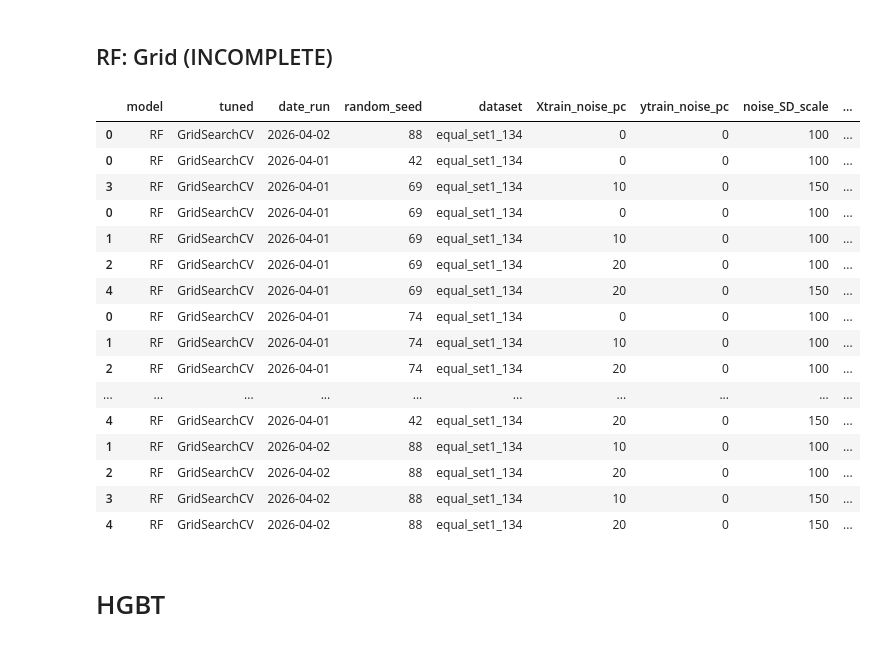
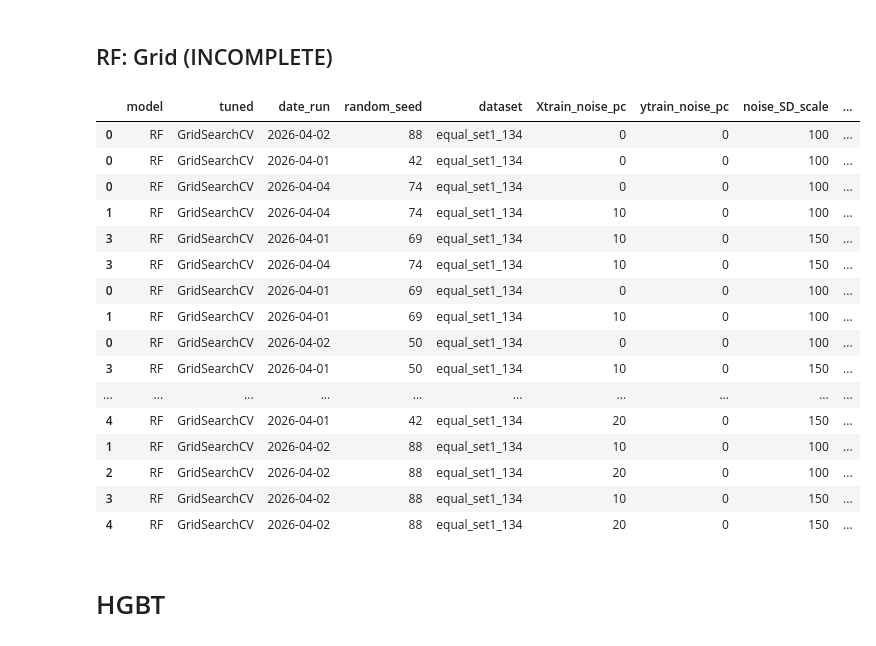
Before and after one commit to FlicAnderson/RSE-personas, a Jupyter notebook: githubanalysis/notebooks/SERS26-ML.ipynb, the cells around one changed output. Drawn from its saved outputs; the diff is of its cells as text; code cells hidden in the pictures.

Commit message:
maintenance: latest data

```diff
--- a/githubanalysis/notebooks/SERS26-ML.ipynb
+++ b/githubanalysis/notebooks/SERS26-ML.ipynb
@@ -423,13 +423,13 @@ equal_set1_134_NOISE_RF_Grid_69 = {
     "run_ID":[145192, 145192, 145192, 145192, 145192,],
     "N_Obs":[938, 938, 938, 938, 938, ],
     "N_iterations": [5, 5, 5, 5, 5, ],
-    "paramsearchtime":[10665.704618692398, 11643.237834692001, 11258.320905447006, 10932.271094560623, None, ],
-    "traintime": [0.08802914619445801, 0.09427332878112793, 0.12692499160766602, 0.12784075736999512, None, ],
-    "testtime": [0.00628972053527832, 0.009039640426635742, 0.010942935943603516, 0.013386011123657227, None, ],
-    "accuracy": [0.87234, 0.85957, 0.83830, 0.86383, None, ],
-    "out_of_bag_error": [0.10100, 0.15363, 0.23898, 0.16785, None, ],
-    "F1": [0.87198, 0.85863, 0.83575, 0.86309, None, ],
-    "ROC_AUC_ovo": [0.99045, 0.99024, 0.98838, 0.99072, None, ], # OVO (typically lower). Not ovr.
+    "paramsearchtime":[10665.704618692398, 11643.237834692001, 11258.320905447006, 10932.271094560623, 11059.020426273346, ],
+    "traintime": [0.08802914619445801, 0.09427332878112793, 0.12692499160766602, 0.12784075736999512, 0.10808992385864258, ],
+    "testtime": [0.00628972053527832, 0.009039640426635742, 0.010942935943603516, 0.013386011123657227, 0.011377573013305664, ],
+    "accuracy": [0.87234, 0.85957, 0.83830, 0.86383, 0.83830, ],
+    "out_of_bag_error": [0.10100, 0.15363, 0.23898, 0.16785, 0.24324, ],
+    "F1": [0.87198, 0.85863, 0.83575, 0.86309, 0.83671, ],
+    "ROC_AUC_ovo": [0.99045, 0.99024, 0.98838, 0.99072, 0.98794, ], # OVO (typically lower). Not ovr.
 }
 
 # RF Grid:
@@ -438,14 +438,16 @@ equal_set1_134_NOISE_RF_Grid_69 = {
 # seed 69 -x 0.0 -y 0.0 -d 1.0 {'bootstrap': True, 'ccp_alpha': 0.0, 'class_weight': None, 'criterion': 'log_loss', 'max_depth': 35, 'max_features': 3, 'max_leaf_nodes': None, 'max_samples': 0.75, 'min_impurity_decrease': 0.0, 'min_samples_leaf': 1, 'min_samples_split': 2, 'min_weight_fraction_leaf': 0.0, 'n_estimators': 75, 'n_jobs': 16, 'oob_score': True, 'random_state': 69, 'verbose': 4, 'warm_start': False}
 # seed 69 -x 0.1 -y 0.0 -d 1.0 {'bootstrap': True, 'ccp_alpha': 0.0, 'class_weight': None, 'criterion': 'log_loss', 'max_depth': 10, 'max_features': 2, 'max_leaf_nodes': None, 'max_samples': 0.75, 'min_impurity_decrease': 0.0, 'min_samples_leaf': 1, 'min_samples_split': 2, 'min_weight_fraction_leaf': 0.0, 'n_estimators': 100, 'n_jobs': 16, 'oob_score': True, 'random_state': 69, 'verbose': 4, 'warm_start': False}
 # seed 69 -x 0.2 -y 0.0 -d 1.0 {'bootstrap': True, 'ccp_alpha': 0.0, 'class_weight': None, 'criterion': 'entropy', 'max_depth': 50, 'max_features': 2, 'max_leaf_nodes': None, 'max_samples': 0.75, 'min_impurity_decrease': 0.0, 'min_samples_leaf': 1, 'min_samples_split': 2, 'min_weight_fraction_leaf': 0.0, 'n_estimators': 150, 'n_jobs': 16, 'oob_score': True, 'random_state': 69, 'verbose': 4, 'warm_start': False}
-# seed 69 -x 0.1 -y 0.0 -d 1.5  {'bootstrap': True, 'ccp_alpha': 0.0, 'class_weight': None, 'criterion': 'entropy', 'max_depth': 35, 'max_features': 2, 'max_leaf_nodes': None, 'max_samples': 0.75, 'min_impurity_decrease': 0.0, 'min_samples_leaf': 1, 'min_samples_split': 2, 'min_weight_fraction_leaf': 0.0, 'n_estimators': 150, 'n_jobs': 16, 'oob_score': True, 'random_state': 69, 'verbose': 4, 'warm_start': False}
-# seed 69 -x 0.2 -y 0.0 -d 1.5
+# seed 69 -x 0.1 -y 0.0 -d 1.5 {'bootstrap': True, 'ccp_alpha': 0.0, 'class_weight': None, 'criterion': 'entropy', 'max_depth': 35, 'max_features': 2, 'max_leaf_nodes': None, 'max_samples': 0.75, 'min_impurity_decrease': 0.0, 'min_samples_leaf': 1, 'min_samples_split': 2, 'min_weight_fraction_leaf': 0.0, 'n_estimators': 150, 'n_jobs': 16, 'oob_score': True, 'random_state': 69, 'verbose': 4, 'warm_start': False}
+# seed 69 -x 0.2 -y 0.0 -d 1.5 {'bootstrap': True, 'ccp_alpha': 0.0, 'class_weight': None, 'criterion': 'entropy', 'max_depth': 35, 'max_features': 2, 'max_leaf_nodes': None, 'max_samples': 0.75, 'min_impurity_decrease': 0.0, 'min_samples_leaf': 1, 'min_samples_split': 2, 'min_weight_fraction_leaf': 0.0, 'n_estimators': 125, 'n_jobs': 16, 'oob_score': True, 'random_state': 69, 'verbose': 4, 'warm_start': False}
 #[PosixPath('images/analysis_run_ML_tune_2026-04-01/RF_GridSearchCV_seed69_confusion_matrix_normaliseNone_N235_noiseFalse_2026-04-01.pdf'), PosixPath('images/analysis_run_ML_tune_2026-04-01/RF_GridSearchCV_seed69_confusion_matrix_normalisetrue_N235_noiseFalse_2026-04-01.pdf')]
 
+
+# TODO: continue adding 145192 74 data here!
 equal_set1_134_NOISE_RF_Grid_74 = {
     "model": ["RF", "RF", "RF", "RF", "RF", ],
     "tuned": ["GridSearchCV", "GridSearchCV", "GridSearchCV", "GridSearchCV", "GridSearchCV",],
-    "date_run": ["2026-04-01","2026-04-01", "2026-04-01", "2026-04-01", "2026-04-01",],  # keeping these as date the job was started, for ease of locating logs and details
+    "date_run": ["2026-04-04","2026-04-04", "2026-04-04", "2026-04-04", "2026-04-04",],  # keeping these as date the job was started, for ease of locating logs and details
     "random_seed": [74, 74, 74, 74, 74,],
     "dataset":["equal_set1_134", "equal_set1_134", "equal_set1_134", "equal_set1_134", "equal_set1_134", ],
     "Xtrain_noise_pc":[0, 10, 20, 10, 20, ],
@@ -454,22 +456,21 @@ equal_set1_134_NOISE_RF_Grid_74 = {
     "run_ID":[145192, 145192, 145192, 145192, 145192,],
     "N_Obs":[938, 938, 938, 938, 938, ],
     "N_iterations": [5, 5, 5, 5, 5, ],
-    "paramsearchtime":[None, None, None, None, None, ],
-    "traintime": [None, None, None, None, None, ],
-    "testtime": [None, None, None, None, None, ],
-    "accuracy": [None, None, None, None, None, ],
-    "out_of_bag_error": [None, None, None, None, None, ],
-    "F1": [None, None, None, None, None, ],
-    "ROC_AUC_ovo": [None, None, None, None, None, ], # OVO (typically lower). Not ovr.
+    "paramsearchtime":[10581.94705080986, 10867.364196062088, 10252.564974308014, 10125.521583080292, 10223.7925491333, ],
+    "traintime": [ 0.12223529815673828, 0.1249685287475586,  0.2010974884033203, 0.14557385444641113 , 0.18450427055358887, ],
+    "testtime": [0.010930061340332031, 0.010721445083618164, 0.017999649047851562, 0.012639522552490234,  0.00887298583984375, ],
+    "accuracy": [0.86809, 0.85106, 0.83404, 0.85106, 0.83830, ],
+    "out_of_bag_error": [0.10669, 0.15078, 0.20768, 0.15932, 0.21479, ],
+    "F1": [0.86874, 0.85053, 0.83411, 0.85047, 0.83873, ],
+    "ROC_AUC_ovo": [0.99160, 0.99131, 0.98569, 0.99049, 0.98662, ], # OVO (typically lower). Not ovr.
 }
 
 # seed 74 githubanalysis/analysis/ML_tuning.py -n 938 -i 5 -r 74 -c RF -s GridSearchCV -j $(nproc) -x 0.0 -y 0.0 -d 1.0 -f equal_set1_134_ABC_ML-ready_origclassn_named_clustered_sample_data_with_labels__2026-04-01.csv
-# seed 74 -x 0.0 -y 0.0 -d 1.0 {'bootstrap': True, 'ccp_alpha': 0.0, 'class_weight': None, 'criterion': 'gini', 'max_depth': 35, 'max_features': 2, 'max_leaf_nodes': None, 'max_samples': 0.75, 'min_impurity_decrease': 0.0, 'min_samples_leaf': 1, 'min_samples_split': 2, 'min_weight_fraction_leaf': 0.0, 'n_estimators': 150, 'n_jobs': 16, 'oob_score': True, 'random_state': 74, 'verbose': 4, 'warm_start': False}
-
-# seed 74 -x 0.1 -y 0.0 -d 1.0
-# seed 74 -x 0.2 -y 0.0 -d 1.0
-# seed 74 -x 0.1 -y 0.0 -d 1.5
-# seed 74 -x 0.2 -y 0.0 -d 1.5
+# seed 74 -x 0.0 -y 0.0 -d 1.0 {'bootstrap': True, 'ccp_alpha': 0.0, 'class_weight': None, 'criterion': 'gini', 'max_depth': 50, 'max_features': 2, 'max_leaf_nodes': None, 'max_samples': 0.75, 'min_impurity_decrease': 0.0, 'min_samples_leaf': 1, 'min_samples_split': 2, 'min_weight_fraction_leaf': 0.0, 'n_estimators': 150, 'n_jobs': 16, 'oob_score': True, 'random_state': 74, 'verbose': 4, 'warm_start': False}
+# seed 74 -x 0.1 -y 0.0 -d 1.0 {'bootstrap': True, 'ccp_alpha': 0.0, 'class_weight': None, 'criterion': 'log_loss', 'max_depth': None, 'max_features': 2, 'max_leaf_nodes': None, 'max_samples': 0.75, 'min_impurity_decrease': 0.0, 'min_samples_leaf': 1, 'min_samples_split': 2, 'min_weight_fraction_leaf': 0.0, 'n_estimators': 150, 'n_jobs': 16, 'oob_score': True, 'random_state': 74, 'verbose': 4, 'warm_start': False}
+# seed 74 -x 0.2 -y 0.0 -d 1.0 {'bootstrap': True, 'ccp_alpha': 0.0, 'class_weight': None, 'criterion': 'gini', 'max_depth': None, 'max_features': 4, 'max_leaf_nodes': None, 'max_samples': 0.75, 'min_impurity_decrease': 0.0, 'min_samples_leaf': 1, 'min_samples_split': 2, 'min_weight_fraction_leaf': 0.0, 'n_estimators': 150, 'n_jobs': 16, 'oob_score': True, 'random_state': 74, 'verbose': 4, 'warm_start': False}
+# seed 74 -x 0.1 -y 0.0 -d 1.5 {'bootstrap': True, 'ccp_alpha': 0.0, 'class_weight': None, 'criterion': 'log_loss', 'max_depth': 50, 'max_features': 2, 'max_leaf_nodes': None, 'max_samples': 0.75, 'min_impurity_decrease': 0.0, 'min_samples_leaf': 1, 'min_samples_split': 2, 'min_weight_fraction_leaf': 0.0, 'n_estimators': 125, 'n_jobs': 16, 'oob_score': True, 'random_state': 74, 'verbose': 4, 'warm_start': False}
+# seed 74 -x 0.2 -y 0.0 -d 1.5 {'bootstrap': True, 'ccp_alpha': 0.0, 'class_weight': None, 'criterion': 'entropy', 'max_depth': 35, 'max_features': 4, 'max_leaf_nodes': None, 'max_samples': 0.75, 'min_impurity_decrease': 0.0, 'min_samples_leaf': 1, 'min_samples_split': 2, 'min_weight_fraction_leaf': 0.0, 'n_estimators': 100, 'n_jobs': 16, 'oob_score': True, 'random_state': 74, 'verbose': 4, 'warm_start': False}
 
 
 equal_set1_134_NOISE_RF_Grid_50 = {
@@ -481,23 +482,23 @@ equal_set1_134_NOISE_RF_Grid_50 = {
     "Xtrain_noise_pc":[0, 10, 20, 10, 20, ],
     "ytrain_noise_pc":[0, 0, 0, 0, 0, ],
     "noise_SD_scale":[100, 100, 100, 150, 150, ],
-    "run_ID":[145192, 145192, 145192, 145192, 145192,],
+    "run_ID":[146927, 146927, 146927, 146927, 146927,],
     "N_Obs":[938, 938, 938, 938, 938, ],
     "N_iterations": [5, 5, 5, 5, 5, ],
-    "paramsearchtime":[None, None, None, None, None, ],
-    "traintime": [None, None, None, None, None, ],
-    "testtime": [None, None, None, None, None, ],
-    "accuracy": [None, None, None, None, None, ],
-    "out_of_bag_error": [None, None, None, None, None, ],
-    "F1": [None, None, None, None, None, ],
-    "ROC_AUC_ovo": [None, None, None, None, None, ], # OVO (typically lower). Not ovr.
+    "paramsearchtime":[12150.101171016693, 12544.004214763641, 11660.567894220352, 11514.352451324463, None, ],
+    "traintime": [ 0.09279656410217285, 0.1253199577331543,  0.1182103157043457, 0.12892603874206543, None, ],
+    "testtime": [0.008862018585205078, 0.011708736419677734, 0.009327888488769531, 0.011548519134521484, None, ],
+    "accuracy": [0.89787, 0.86809, 0.85957, 0.88936, None, ],
+    "out_of_bag_error": [0.08677, 0.17070, 0.20484, 0.15789, None, ],
+    "F1": [0.89669, 0.86659, 0.85624, 0.88790, None, ],
+    "ROC_AUC_ovo": [0.98981, 0.98695, 0.98477, 0.98855, None, ], # OVO (typically lower). Not ovr.
 }
 
 # seed 50
-# seed 50 -x 0.0 -y 0.0 -d 1.0
-# seed 50 -x 0.1 -y 0.0 -d 1.0
-# seed 50 -x 0.2 -y 0.0 -d 1.0
-# seed 50 -x 0.1 -y 0.0 -d 1.5
+# seed 50 -x 0.0 -y 0.0 -d 1.0 {'bootstrap': True, 'ccp_alpha': 0.0, 'class_weight': None, 'criterion': 'gini', 'max_depth': None, 'max_features': 2, 'max_leaf_nodes': None, 'max_samples': 0.75, 'min_impurity_decrease': 0.0, 'min_samples_leaf': 1, 'min_samples_split': 2, 'min_weight_fraction_leaf': 0.0, 'n_estimators': 100, 'n_jobs': 16, 'oob_score': True, 'random_state': 50, 'verbose': 4, 'warm_start': False}
+# seed 50 -x 0.1 -y 0.0 -d 1.0 {'bootstrap': True, 'ccp_alpha': 0.0, 'class_weight': None, 'criterion': 'gini', 'max_depth': 50, 'max_features': 2, 'max_leaf_nodes': None, 'max_samples': 0.75, 'min_impurity_decrease': 0.0, 'min_samples_leaf': 1, 'min_samples_split': 2, 'min_weight_fraction_leaf': 0.0, 'n_estimators': 150, 'n_jobs': 16, 'oob_score': True, 'random_state': 50, 'verbose': 4, 'warm_start': False}
+# seed 50 -x 0.2 -y 0.0 -d 1.0 {'bootstrap': True, 'ccp_alpha': 0.0, 'class_weight': None, 'criterion': 'log_loss', 'max_depth': 50, 'max_features': 2, 'max_leaf_nodes': None, 'max_samples': 0.5, 'min_impurity_decrease': 0.0, 'min_samples_leaf': 1, 'min_samples_split': 2, 'min_weight_fraction_leaf': 0.0, 'n_estimators': 125, 'n_jobs': 16, 'oob_score': True, 'random_state': 50, 'verbose': 4, 'warm_start': False}
+# seed 50 -x 0.1 -y 0.0 -d 1.5{'bootstrap': True, 'ccp_alpha': 0.0, 'class_weight': None, 'criterion': 'gini', 'max_depth': 35, 'max_features': 3, 'max_leaf_nodes': None, 'max_samples': 0.5, 'min_impurity_decrease': 0.0, 'min_samples_leaf': 1, 'min_samples_split': 2, 'min_weight_fraction_leaf': 0.0, 'n_estimators': 150, 'n_jobs': 16, 'oob_score': True, 'random_state': 50, 'verbose': 4, 'warm_start': False}
 # seed 50 -x 0.2 -y 0.0 -d 1.5
 
 
@@ -553,41 +554,41 @@ equal_set1_134_NOISE_RF_Grid_88 = {
 
 # seed 88 githubanalysis/analysis/ML_tuning.py -n 938 -i 5 -r 88 -c RF -s GridSearchCV -j $(nproc) -x 0.0 -y 0.0 -d 1.0 -f equal_set1_134_ABC_ML-ready_origclassn_named_clustered_sample_data_with_labels__2026-04-01.csv
 # seed 88 -x 0.0 -y 0.0 -d 1.0 {'bootstrap': True, 'ccp_alpha': 0.0, 'class_weight': None, 'criterion': 'gini', 'max_depth': 50, 'max_features': 2, 'max_leaf_nodes': None, 'max_samples': 0.75, 'min_impurity_decrease': 0.0, 'min_samples_leaf': 1, 'min_samples_split': 2, 'min_weight_fraction_leaf': 0.0, 'n_estimators': 125, 'n_jobs': 16, 'oob_score': True, 'random_state': 88, 'verbose': 4, 'warm_start': False}
 # seed 88 -x 0.1 -y 0.0 -d 1.0
 # seed 88 -x 0.2 -y 0.0 -d 1.0
 # seed 88 -x 0.1 -y 0.0 -d 1.5
 # seed 88 -x 0.2 -y 0.0 -d 1.5
 
 equal_set1_134_NOISE_RF_Grid_69_df = pd.DataFrame(data=equal_set1_134_NOISE_RF_Grid_69)
 
 equal_set1_134_NOISE_RF_Grid_74_df = pd.DataFrame(data=equal_set1_134_NOISE_RF_Grid_74)
 
 equal_set1_134_NOISE_RF_Grid_50_df = pd.DataFrame(data=equal_set1_134_NOISE_RF_Grid_50)
 
 equal_set1_134_NOISE_RF_Grid_42_df = pd.DataFrame(data=equal_set1_134_NOISE_RF_Grid_42)
 
 equal_set1_134_NOISE_RF_Grid_88_df = pd.DataFrame(data=equal_set1_134_NOISE_RF_Grid_88)
 
 equal_set1_134_NOISE_RF_Grid_df = pd.concat([
     equal_set1_134_NOISE_RF_Grid_69_df,
     equal_set1_134_NOISE_RF_Grid_74_df,
     equal_set1_134_NOISE_RF_Grid_50_df,
     equal_set1_134_NOISE_RF_Grid_42_df,
     equal_set1_134_NOISE_RF_Grid_88_df,
 ])
 equal_set1_134_NOISE_RF_Grid_df.sort_values(["ROC_AUC_ovo"], ascending=False)
 # %% [output]
 |  | model | tuned | date_run | random_seed | dataset | Xtrain_noise_pc | ytrain_noise_pc | noise_SD_scale | ... |
 | 0 | RF | GridSearchCV | 2026-04-02 | 88 | equal_set1_134 | 0 | 0 | 100 | ... |
 | 0 | RF | GridSearchCV | 2026-04-01 | 42 | equal_set1_134 | 0 | 0 | 100 | ... |
+| 0 | RF | GridSearchCV | 2026-04-04 | 74 | equal_set1_134 | 0 | 0 | 100 | ... |
+| 1 | RF | GridSearchCV | 2026-04-04 | 74 | equal_set1_134 | 10 | 0 | 100 | ... |
 | 3 | RF | GridSearchCV | 2026-04-01 | 69 | equal_set1_134 | 10 | 0 | 150 | ... |
+| 3 | RF | GridSearchCV | 2026-04-04 | 74 | equal_set1_134 | 10 | 0 | 150 | ... |
 | 0 | RF | GridSearchCV | 2026-04-01 | 69 | equal_set1_134 | 0 | 0 | 100 | ... |
 | 1 | RF | GridSearchCV | 2026-04-01 | 69 | equal_set1_134 | 10 | 0 | 100 | ... |
-| 2 | RF | GridSearchCV | 2026-04-01 | 69 | equal_set1_134 | 20 | 0 | 100 | ... |
-| 4 | RF | GridSearchCV | 2026-04-01 | 69 | equal_set1_134 | 20 | 0 | 150 | ... |
-| 0 | RF | GridSearchCV | 2026-04-01 | 74 | equal_set1_134 | 0 | 0 | 100 | ... |
-| 1 | RF | GridSearchCV | 2026-04-01 | 74 | equal_set1_134 | 10 | 0 | 100 | ... |
-| 2 | RF | GridSearchCV | 2026-04-01 | 74 | equal_set1_134 | 20 | 0 | 100 | ... |
+| 0 | RF | GridSearchCV | 2026-04-02 | 50 | equal_set1_134 | 0 | 0 | 100 | ... |
+| 3 | RF | GridSearchCV | 2026-04-01 | 50 | equal_set1_134 | 10 | 0 | 150 | ... |
 | ... | ... | ... | ... | ... | ... | ... | ... | ... | ... |
 | 4 | RF | GridSearchCV | 2026-04-01 | 42 | equal_set1_134 | 20 | 0 | 150 | ... |
 | 1 | RF | GridSearchCV | 2026-04-02 | 88 | equal_set1_134 | 10 | 0 | 100 | ... |
```
Also changed, not shown: parts of 21 cells of this notebook.
